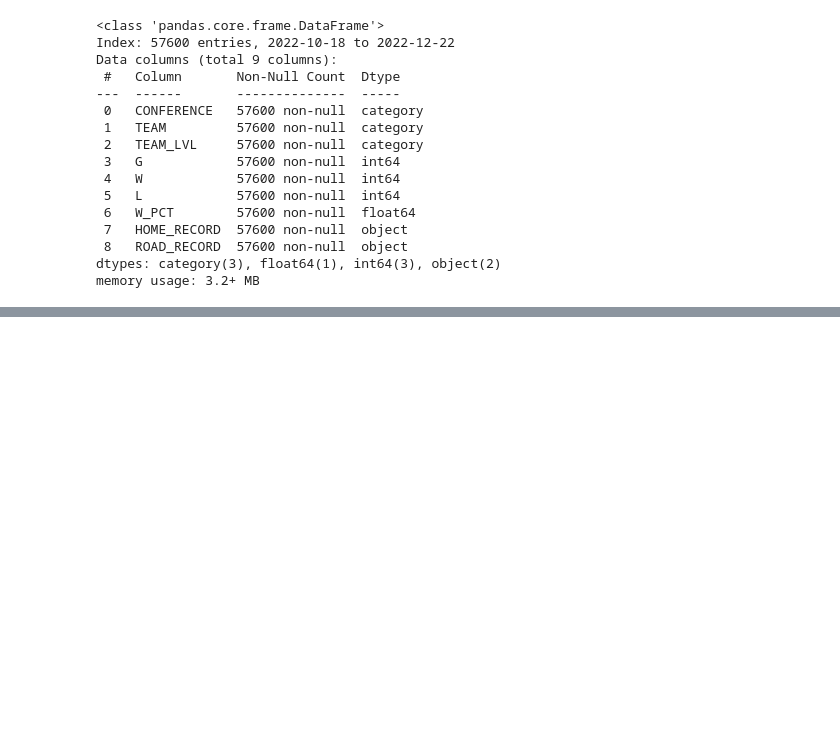
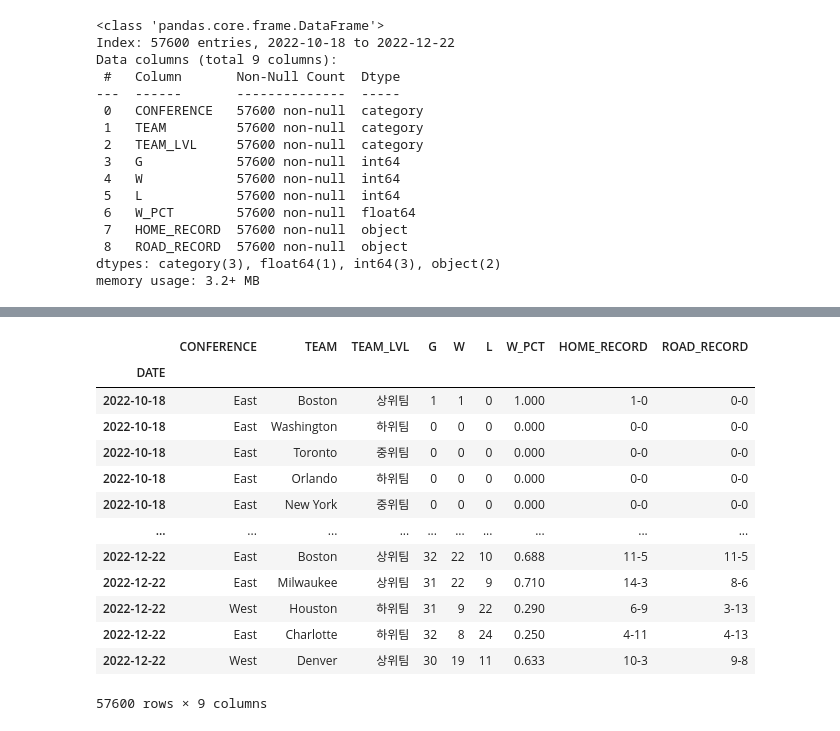
Before and after one commit to cye2020/Project1, a Jupyter notebook: src/analyze.ipynb, the cells around one changed output, grey strips where cells are left out. Drawn from its saved outputs; the diff is of its cells as text; code cells hidden in the pictures; blank space fills up the shorter version.

```diff
--- a/src/analyze.ipynb
+++ b/src/analyze.ipynb
@@ -64,0 +107,17 @@ memory usage: 3.2+ MB
+# %%
+ranking_regular
+# %% [output]
+|  | CONFERENCE | TEAM | TEAM_LVL | G | W | L | W_PCT | HOME_RECORD | ROAD_RECORD |
+| DATE |  |  |  |  |  |  |  |  |  |
+| 2022-10-18 | East | Boston | 상위팀 | 1 | 1 | 0 | 1.000 | 1-0 | 0-0 |
+| 2022-10-18 | East | Washington | 하위팀 | 0 | 0 | 0 | 0.000 | 0-0 | 0-0 |
+| 2022-10-18 | East | Toronto | 중위팀 | 0 | 0 | 0 | 0.000 | 0-0 | 0-0 |
+| 2022-10-18 | East | Orlando | 하위팀 | 0 | 0 | 0 | 0.000 | 0-0 | 0-0 |
+| 2022-10-18 | East | New York | 중위팀 | 0 | 0 | 0 | 0.000 | 0-0 | 0-0 |
+| ... | ... | ... | ... | ... | ... | ... | ... | ... | ... |
+| 2022-12-22 | East | Boston | 상위팀 | 32 | 22 | 10 | 0.688 | 11-5 | 11-5 |
+| 2022-12-22 | East | Milwaukee | 상위팀 | 31 | 22 | 9 | 0.710 | 14-3 | 8-6 |
+| 2022-12-22 | West | Houston | 하위팀 | 31 | 9 | 22 | 0.290 | 6-9 | 3-13 |
+| 2022-12-22 | East | Charlotte | 하위팀 | 32 | 8 | 24 | 0.250 | 4-11 | 4-13 |
+| 2022-12-22 | West | Denver | 상위팀 | 30 | 19 | 11 | 0.633 | 10-3 | 9-8 |
+57600 rows × 9 columns
```
Also changed, not shown: parts of 3 cells of this notebook, 9 other files.
